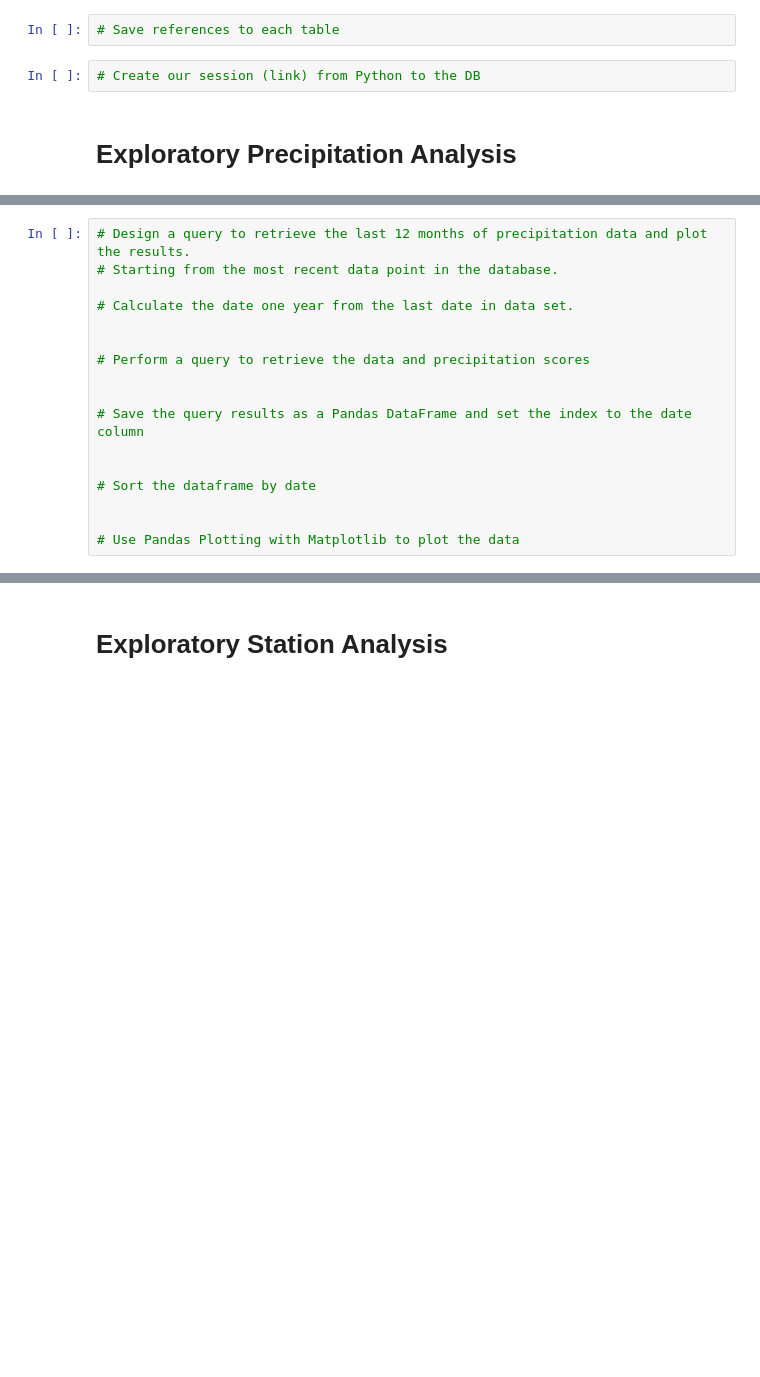
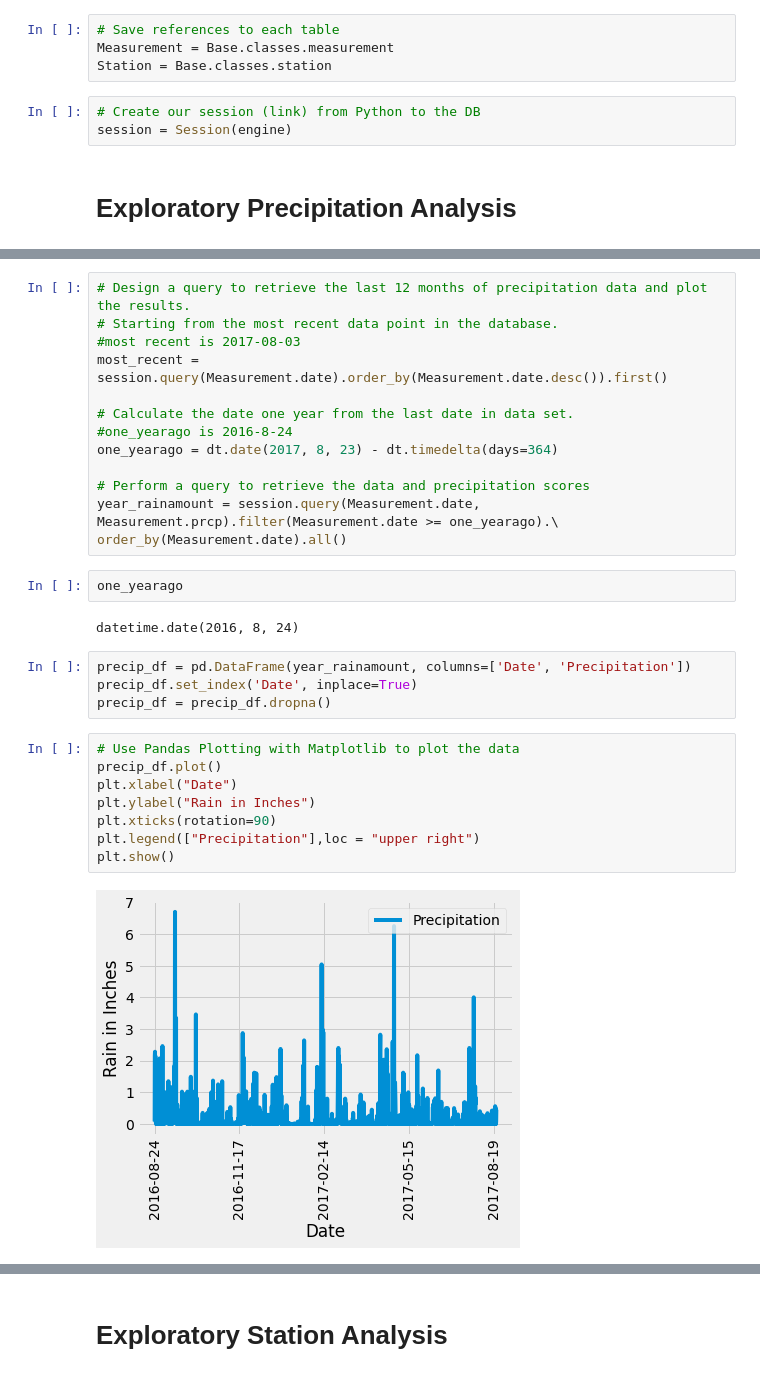
Before and after one commit to tfr2594/sqlalchemy-challenge, a Jupyter notebook: climate_starter.ipynb, the cells around one changed output, grey strips where cells are left out. Drawn from its saved outputs; the diff is of its cells as text; blank space fills up the shorter version.

```diff
--- a/climate_starter.ipynb
+++ b/climate_starter.ipynb
@@ -31,7 +31,10 @@ Base.classes.keys()
 # %%
 # Save references to each table
+Measurement = Base.classes.measurement
+Station = Base.classes.station
 # %%
 # Create our session (link) from Python to the DB
+session = Session(engine)
 # %% [markdown]
 # Exploratory Precipitation Analysis
 # %%
@@ -39,19 +58,33 @@ Base.classes.keys()
 # %%
 # Design a query to retrieve the last 12 months of precipitation data and plot the results.
 # Starting from the most recent data point in the database.
+#most recent is 2017-08-03
+most_recent = session.query(Measurement.date).order_by(Measurement.date.desc()).first()
 
 # Calculate the date one year from the last date in data set.
-
+#one_yearago is 2016-8-24
+one_yearago = dt.date(2017, 8, 23) - dt.timedelta(days=364)
 
 # Perform a query to retrieve the data and precipitation scores
-
-
-# Save the query results as a Pandas DataFrame and set the index to the date column
-
-
-# Sort the dataframe by date
-
-
-# Use Pandas Plotting with Matplotlib to plot the data
+year_rainamount = session.query(Measurement.date, Measurement.prcp).filter(Measurement.date >= one_yearago).\
+order_by(Measurement.date).all()
+# %%
+one_yearago
+# %% [output]
+datetime.date(2016, 8, 24)
+# %%
+precip_df = pd.DataFrame(year_rainamount, columns=['Date', 'Precipitation'])
+precip_df.set_index('Date', inplace=True)
+precip_df = precip_df.dropna()
+# %%
+# Use Pandas Plotting with Matplotlib to plot the data
+precip_df.plot()
+plt.xlabel("Date")
+plt.ylabel("Rain in Inches")
+plt.xticks(rotation=90)
+plt.legend(["Precipitation"],loc = "upper right")
+plt.show()
+# %% [output]
+[figure, added]
 # %%
 # Use Pandas to calcualte the summary statistics for the precipitation data
```
Also changed, not shown: parts of 14 cells of this notebook, 5 other files.
